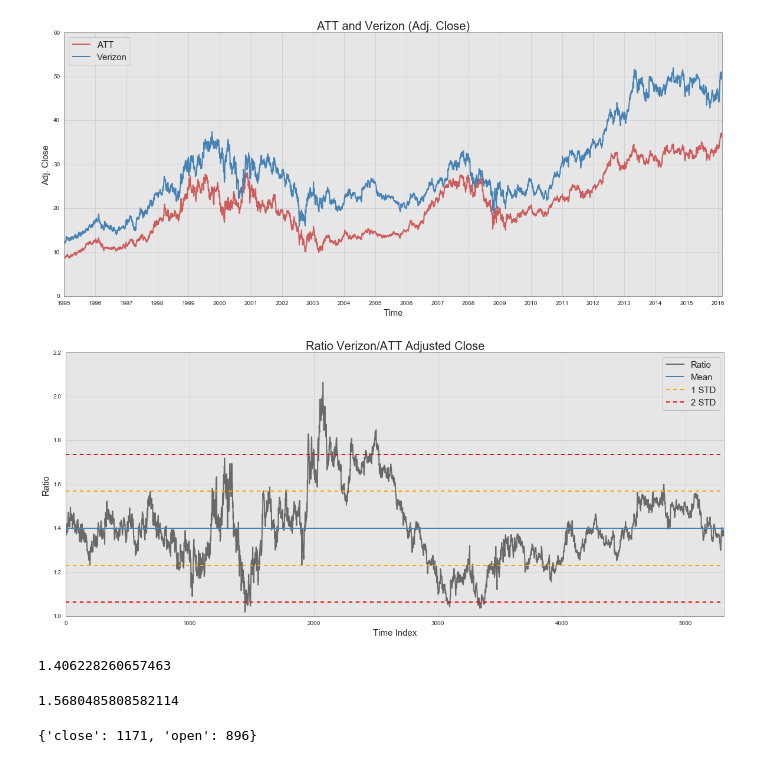
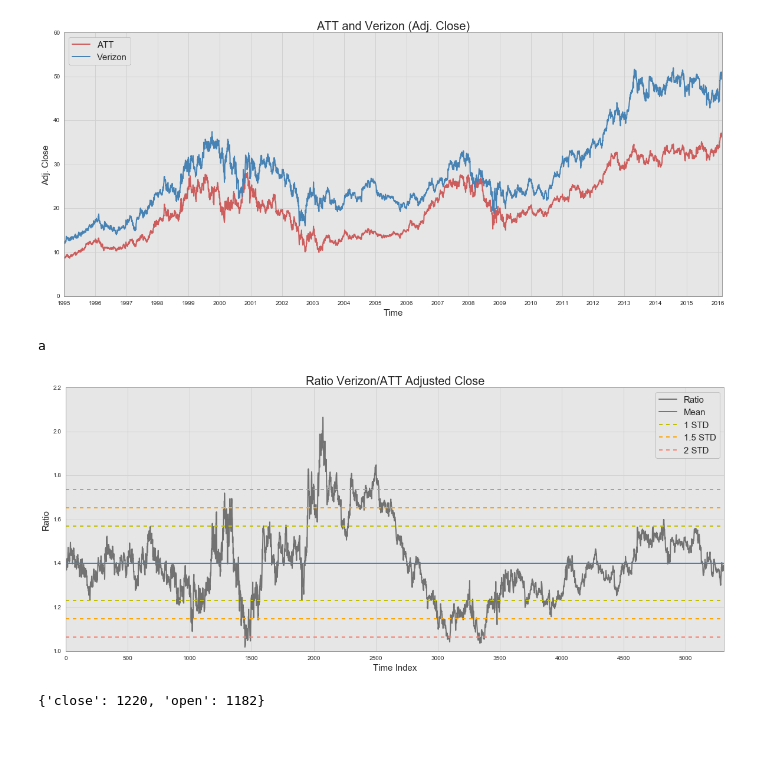
Before and after one commit to bbahmany/quant-finance, a Jupyter notebook: pairs-trading.ipynb, the cells around one changed output. Drawn from its saved outputs; the diff is of its cells as text; code cells hidden in the pictures.

```diff
--- a/pairs-trading.ipynb
+++ b/pairs-trading.ipynb
@@ -89,28 +91,47 @@ plot_pair(cell, {'T':'ATT', 'VZ':'Verizon'})
+# %%
+if a:
+    print('a')
+# %% [output]
+a
 # %%
 #plot_pair(bev, {'KO':'Coke', 'PEP':'Pepsi'})
 # %%
-def plot_ratio(ratio, name):
+def plot_ratio(ratio, name, deviations=[1], positions=[]):
     fig = plt.subplots(figsize=(20,8));
 
     plt.title('Ratio ' + name + ' Adjusted Close', fontsize=20);
     plt.ylabel('Ratio', fontsize=15);
     plt.xlabel('Time Index', fontsize=15);
     plt.xlim([0,ratio.size])
+    plt.xticks(np.arange(0, ratio.size, 500))
 
-    plt.plot(np.arange(ratio.size), ratio, 'dimgrey', label='Ratio');
+    plt.plot(np.arange(ratio.size), ratio, 'black', label='Ratio', alpha=0.5);
     plt.plot([0, ratio.size], [ratio.mean(), ratio.mean()], 'steelblue', lw=2, label='Mean');
 
-    for color, std in zip(['orange','red'], range(1,3)):
+    for color, std in zip(['y','orange','salmon','red'], deviations):
         plt.plot([0, ratio.size], [ratio.mean()-std*ratio.std(), ratio.mean()-std*ratio.std()],
                  '--', lw=2, label=str(std)+' STD', color=color);
         plt.plot([0, ratio.size], [ratio.mean()+std*ratio.std(), ratio.mean()+std*ratio.std()],
                  '--', lw=2, color=color);
 
+    if positions:
+        opening_days, closing_days = [], []
+        opening_ratios, closing_ratios = [], []
+
+        for position in positions:
+            opening_days.append(position['open'])
+            closing_days.append(position['close'])
+            opening_ratios.append(ratio.ix[position['open']])
+            closing_ratios.append(ratio.ix[position['close']])
+
+        plt.scatter(x=opening_days, y=opening_ratios, s=300, color='lime', edgecolor='black')
+        plt.scatter(x=closing_days, y=closing_ratios, s=300, color='red', edgecolor='black')
+
     plt.legend(loc=1, prop={'size':15}, frameon=True);
 # %%
-plot_ratio(cell['VZ/T'], 'Verizon/ATT')
+plot_ratio(cell['VZ/T'], name='Verizon/ATT', deviations=[1,1.5,2])
 # %% [output]
-[figure, old version]
+[figure, new version]
 # %%
 # fig = plt.figure(figsize=(20,10))
 # ax1 = fig.add_subplot(211)
@@ -126,14 +147,6 @@ plot_ratio(cell['VZ/T'], 'Verizon/ATT')
 #         ma[idx] = theta1*ts[idx-1]
 
 #     return ma
-# %%
-cell['VZ/T'].ix[0]
-# %% [output]
-1.406228260657463
-# %%
-cell['VZ/T'].std()+ cell['VZ/T'].mean()
-# %% [output]
-1.5680485808582114
 # %%
 def identify_next_position(ratio, k, start=0):
     result = {}
@@ -164,6 +177,6 @@ def identify_next_position(ratio, k, start=0):
 
         day += 1
 # %%
-identify_next_position(cell['VZ/T'], 1)
+identify_next_position(cell['VZ/T'], 1, 1171)
 # %% [output]
-{'close': 1171, 'open': 896}
+{'close': 1220, 'open': 1182}
```
Also changed, not shown: parts of 2 cells of this notebook.
